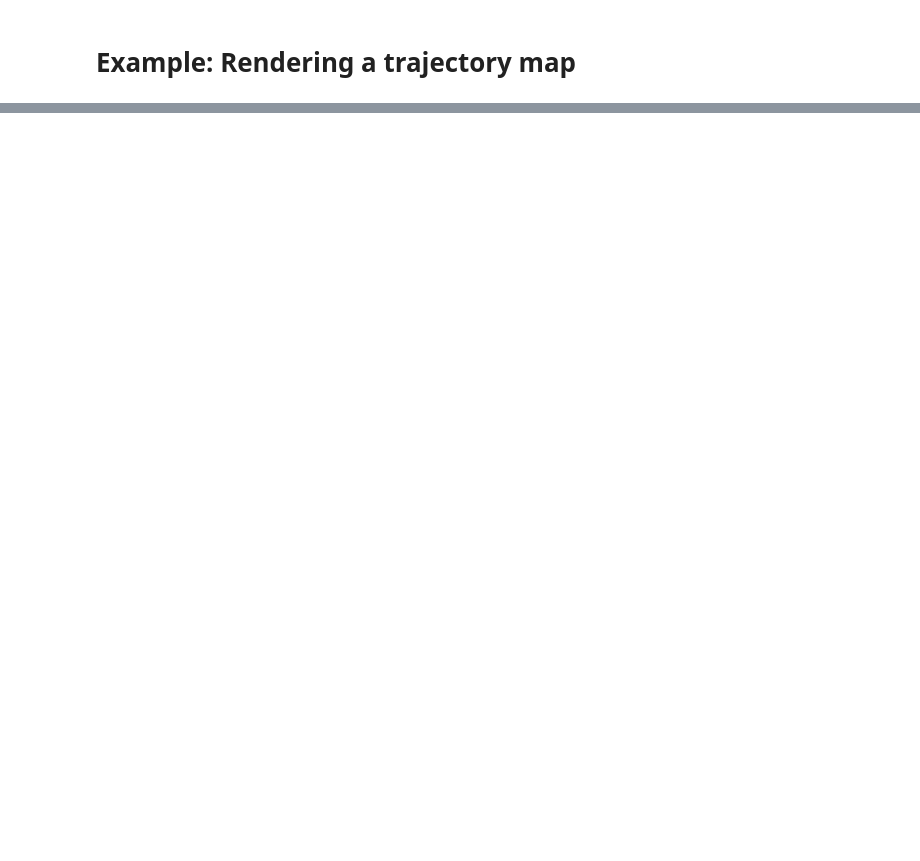
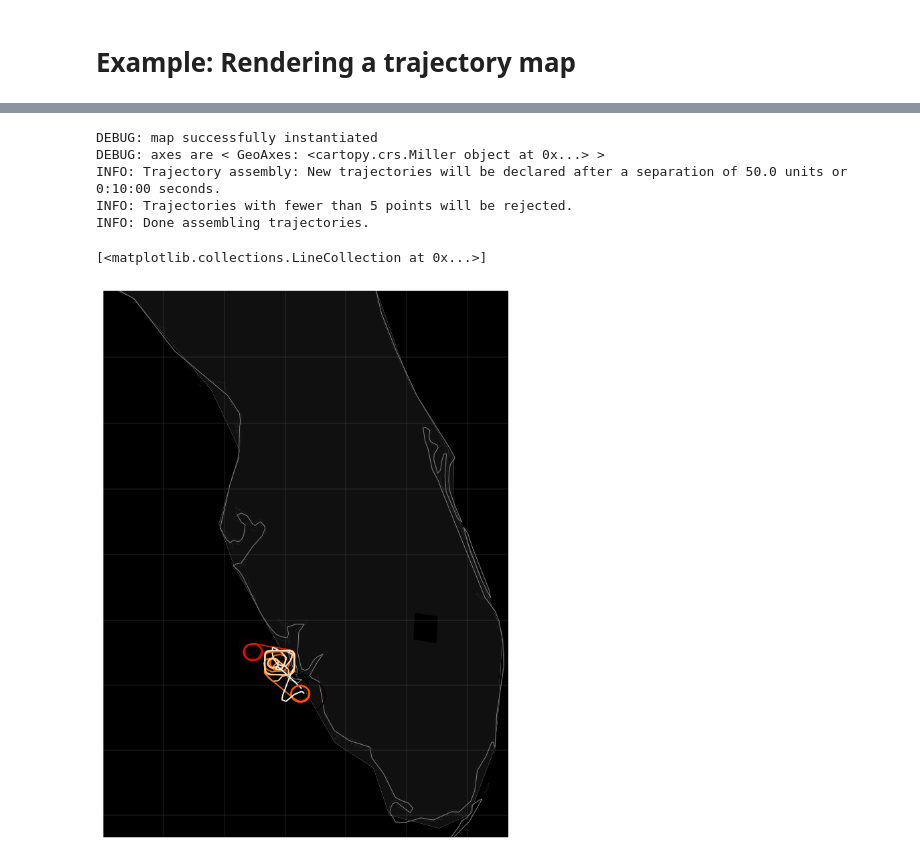
Before and after one commit to sandialabs/tracktable, a Jupyter notebook: tracktable/Python/tracktable/examples/notebooks/Tracktable Example - Trajectory Rendering.ipynb, the cells around one changed output, grey strips where cells are left out. Cells and saved outputs as stored; diff of their text form; code cells hidden in the pictures; blank space fills up the shorter version.

```diff
--- a/tracktable/Python/tracktable/examples/notebooks/Tracktable Example - Trajectory Rendering.ipynb
+++ b/tracktable/Python/tracktable/examples/notebooks/Tracktable Example - Trajectory Rendering.ipynb
@@ -41,0 +83,21 @@ render_trajectories(mymap, trajectories, trajectory_linewidth=2)
+# %%
+trajectories = example_trajectory_builder(fileName)
+# Set up the canvas and map projection
+dpi = 160
+figure = pyplot.figure(figsize=[20, 15])
+axes = figure.add_subplot(1, 1, 1)
+#(figure, axes) = initialize_matplotlib_figure([10, 7.5])
+(mymap, map_actors) = mapmaker.mapmaker(domain='terrestrial',
+                                        map_name='custom',
+                                        map_bbox=[(-80,25),(-84,30)])
+
+color_scale = matplotlib.colors.Normalize(vmin=0, vmax=1)
+render_trajectories(mymap, trajectories, trajectory_linewidth=2)
+# %% [output]
+DEBUG: map successfully instantiated
+DEBUG: axes are < GeoAxes: <cartopy.crs.Miller object at 0x...> >
+INFO: Trajectory assembly: New trajectories will be declared after a separation of 50.0 units or 0:10:00 seconds.
+INFO: Trajectories with fewer than 5 points will be rejected.
+INFO: Done assembling trajectories.
+[<matplotlib.collections.LineCollection at 0x...>]
+[figure, added]
```
Also changed, not shown: parts of 9 cells of this notebook, 3 other files.
